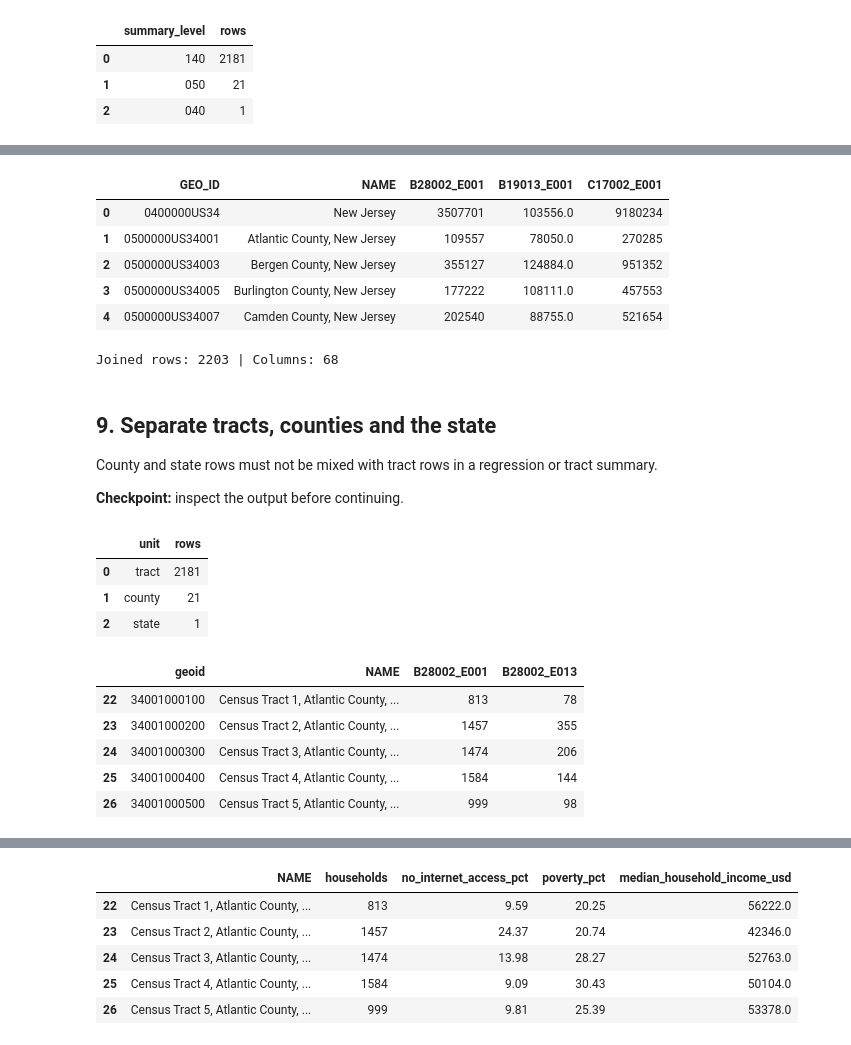
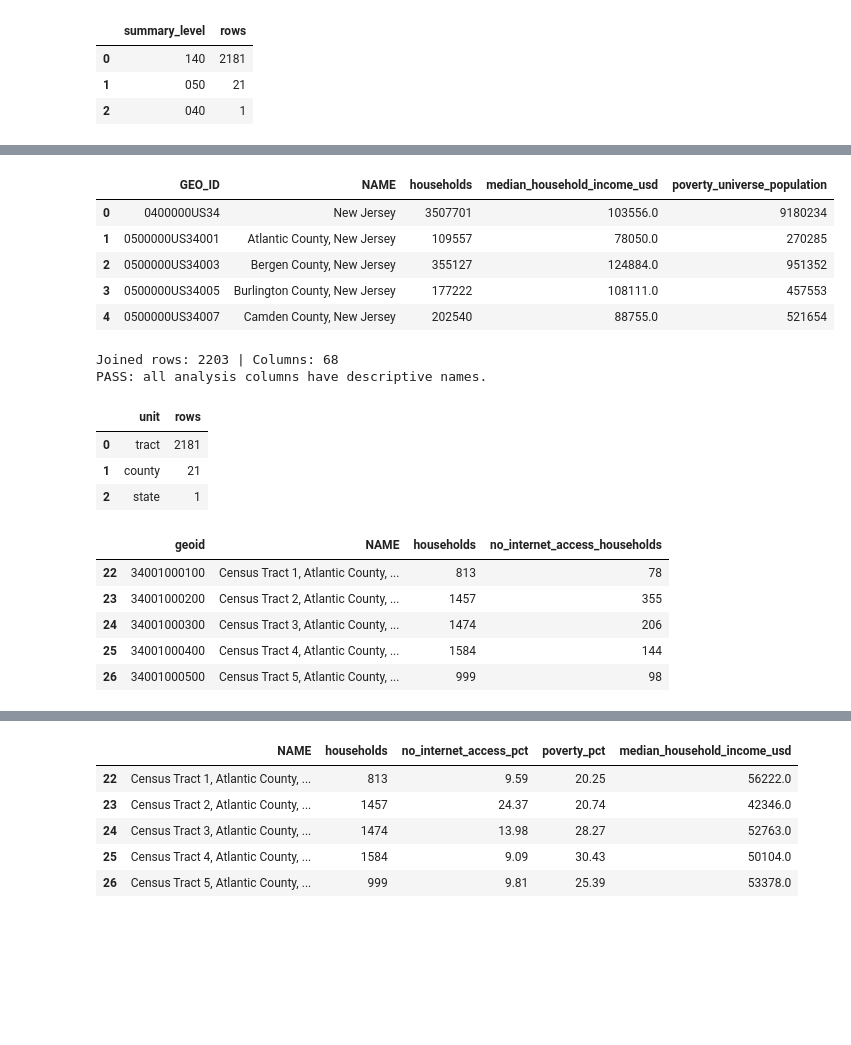
Before and after one commit to We1Chen7/nj-digital-equity, a Jupyter notebook: NJ_Digital_Equity_Colab.ipynb, the cells around one changed output, grey strips where cells are left out. Cells and saved outputs as stored; diff of their text form; code cells hidden in the pictures; blank space fills up the shorter version.

```diff
--- a/NJ_Digital_Equity_Colab.ipynb
+++ b/NJ_Digital_Equity_Colab.ipynb
@@ -187,5 +148,5 @@ One raw row represents one Census geography. `GEO_ID` is the join key. We retain
 # %%
-TABLES = ['B28002', 'B28003', 'B19013', 'C17002', 'B01002']
+TABLES = list(TABLE_CONFIG.values())
 geo = pd.read_csv(RAW / 'nj_geographies.txt', sep='|', dtype=str, keep_default_na=False)
 data = geo[['GEO_ID', 'NAME', 'STATE', 'COUNTY', 'TRACT', 'SUMLEVEL']].copy()
 assert data['GEO_ID'].is_unique
@@ -229,32 +178,31 @@ Each table must have unique keys and exactly the same geographies. A validated o
 # %%
 special_values = []
 for table in TABLES:
     part = pd.read_csv(RAW / f'nj_{table}.dat', sep='|', dtype=str)
     assert part['GEO_ID'].is_unique
     assert set(part['GEO_ID']) == set(data['GEO_ID'])
     for col in part.columns[1:]:
         numeric = pd.to_numeric(part[col], errors='coerce')
         invalid = numeric.isna() | numeric.lt(0)
-        special_values.append({'column': col, 'special_or_missing_rows': int(invalid.sum())})
+        special_values.append({'column': ACS_COLUMN_NAMES[col], 'original_census_column': col, 'special_or_missing_rows': int(invalid.sum())})
         part[col] = numeric.mask(numeric.lt(0))
+    assert set(part.columns[1:]).issubset(ACS_COLUMN_NAMES)
+    part = part.rename(columns=ACS_COLUMN_NAMES)
     data = data.merge(part, on='GEO_ID', how='left', validate='one_to_one')
 
-display(data[['GEO_ID', 'NAME', 'B28002_E001', 'B19013_E001', 'C17002_E001']].head())
+display(data[['GEO_ID', 'NAME', 'households', 'median_household_income_usd', 'poverty_universe_population']].head())
 print('Joined rows:', len(data), '| Columns:', len(data.columns))
+assert not any(re.fullmatch(r'[BC][0-9]{5}_[EM][0-9]{3}', col) for col in data.columns)
+print('PASS: all analysis columns have descriptive names.')
 # %% [output]
-|  | GEO_ID | NAME | B28002_E001 | B19013_E001 | C17002_E001 |
+|  | GEO_ID | NAME | households | median_household_income_usd | poverty_universe_population |
 | 0 | 0400000US34 | New Jersey | 3507701 | 103556.0 | 9180234 |
 | 1 | 0500000US34001 | Atlantic County, New Jersey | 109557 | 78050.0 | 270285 |
 | 2 | 0500000US34003 | Bergen County, New Jersey | 355127 | 124884.0 | 951352 |
 | 3 | 0500000US34005 | Burlington County, New Jersey | 177222 | 108111.0 | 457553 |
 | 4 | 0500000US34007 | Camden County, New Jersey | 202540 | 88755.0 | 521654 |
 Joined rows: 2203 | Columns: 68
+PASS: all analysis columns have descriptive names.
-# %% [markdown]
-## 9. Separate tracts, counties and the state
-
-County and state rows must not be mixed with tract rows in a regression or tract summary.
-
-**Checkpoint:** inspect the output before continuing.
 # %%
 data['geoid'] = data['GEO_ID'].str.split('US').str[-1]
 tract = data.loc[data['SUMLEVEL'].eq('140')].copy()
@@ -262,14 +210,14 @@ county = data.loc[data['SUMLEVEL'].eq('050')].copy()
 state = data.loc[data['SUMLEVEL'].eq('040')].copy()
 display(pd.DataFrame({'unit': ['tract', 'county', 'state'],
                       'rows': [len(tract), len(county), len(state)]}))
-display(tract[['geoid', 'NAME', 'B28002_E001', 'B28002_E013']].head())
+display(tract[['geoid', 'NAME', 'households', 'no_internet_access_households']].head())
 pd.DataFrame(special_values).to_csv(RESULTS / 'census_special_values.csv', index=False)
 # %% [output]
 |  | unit | rows |
 | 0 | tract | 2181 |
 | 1 | county | 21 |
 | 2 | state | 1 |
-|  | geoid | NAME | B28002_E001 | B28002_E013 |
+|  | geoid | NAME | households | no_internet_access_households |
 | 22 | 34001000100 | Census Tract 1, Atlantic County, ... | 813 | 78 |
 | 23 | 34001000200 | Census Tract 2, Atlantic County, ... | 1457 | 355 |
 | 24 | 34001000300 | Census Tract 3, Atlantic County, ... | 1474 | 206 |
```
Also changed, not shown: parts of 39 cells of this notebook, 3 other files.
